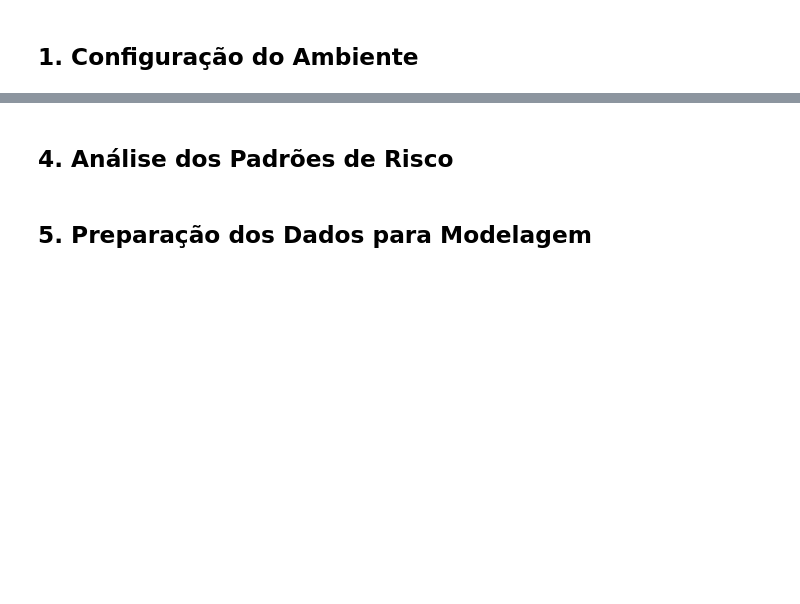
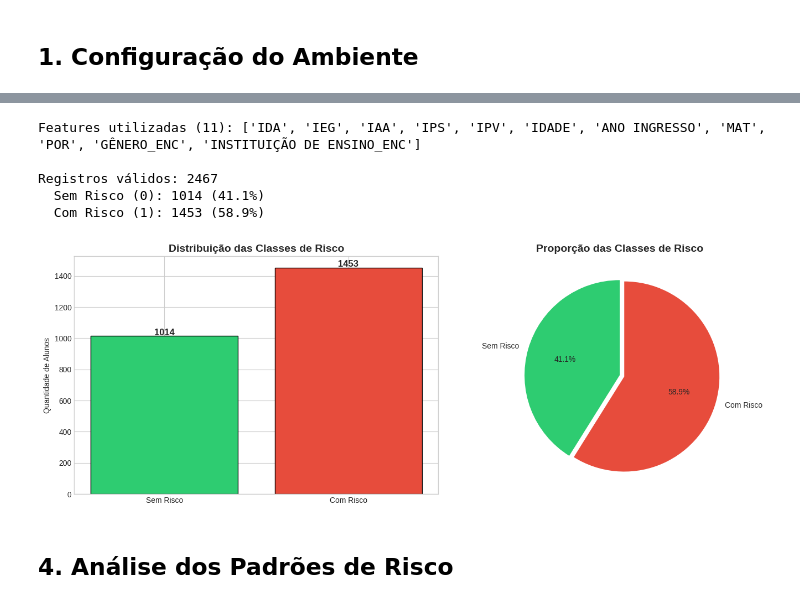
Before and after one commit to LeandroCrespo/datathon-passos-magicos, a Jupyter notebook: notebooks/03_Modelo_Preditivo.ipynb, the cells around one changed output, grey strips where cells are left out. Saved outputs shown, nothing was run; the diff lists cells and outputs as text; code cells hidden in the pictures; blank space fills up the shorter version.

```diff
--- a/notebooks/03_Modelo_Preditivo.ipynb
+++ b/notebooks/03_Modelo_Preditivo.ipynb
@@ -101,7 +109,7 @@ print(f'\n📊 Total de registros: {len(df):,}')
 # %%
 # Definir features
-# NOTA: Excluímos INDE e IAN para evitar data leakage
-features_numericas = ['IDA', 'IEG', 'IAA', 'IPS', 'IPV', 'IDADE', 'ANO INGRESSO', 'MAT', 'POR', 'ING']
+# NOTA: Excluímos INDE e IAN (evitar data leakage) e ING (baixo preenchimento)
+features_numericas = ['IDA', 'IEG', 'IAA', 'IPS', 'IPV', 'IDADE', 'ANO INGRESSO', 'MAT', 'POR']
 features_categoricas = ['GÊNERO', 'INSTITUIÇÃO DE ENSINO']
 
 # Converter numéricas
@@ -135,16 +157,12 @@ df['DEFASAGEM'] = pd.to_numeric(df['DEFASAGEM'], errors='coerce')
 
 def classificar_risco(d):
     if pd.isna(d): return None
-    if d >= 0: return 0  # Sem Risco
-    else: return 1  # Com Risco
+    return 1 if d < 0 else 0  # 1 = Com Risco, 0 = Sem Risco
 
 df['CLASSE_RISCO'] = df['DEFASAGEM'].apply(classificar_risco)
 
 # Selecionar features disponíveis
-features_final = []
-for col in features_numericas:
-    if col in df.columns:
-        features_final.append(col)
+features_final = features_numericas.copy()
 for col in features_categoricas:
     if col + '_ENC' in df.columns:
         features_final.append(col + '_ENC')
@@ -152,31 +170,39 @@ for col in features_categoricas:
 print(f'Features utilizadas ({len(features_final)}): {features_final}')
 
 # Remover linhas com valores nulos
-df_model = df.dropna(subset=['CLASSE_RISCO'] + features_final)
+df_model = df.dropna(subset=['CLASSE_RISCO'] + features_final).copy()
 df_model['CLASSE_RISCO'] = df_model['CLASSE_RISCO'].astype(int)
 
-print(f'\nRegistros válidos: {len(df_model):,}')
-print(f'Sem Risco (0): {(df_model["CLASSE_RISCO"] == 0).sum()} ({(df_model["CLASSE_RISCO"] == 0).mean()*100:.1f}%)')
-print(f'Com Risco (1): {(df_model["CLASSE_RISCO"] == 1).sum()} ({(df_model["CLASSE_RISCO"] == 1).mean()*100:.1f}%)')
+print(f'\nRegistros válidos: {len(df_model)}')
+print(f'  Sem Risco (0): {(df_model["CLASSE_RISCO"]==0).sum()} ({(df_model["CLASSE_RISCO"]==0).mean()*100:.1f}%)')
+print(f'  Com Risco (1): {(df_model["CLASSE_RISCO"]==1).sum()} ({(df_model["CLASSE_RISCO"]==1).mean()*100:.1f}%)')
+# %% [output]
+Features utilizadas (11): ['IDA', 'IEG', 'IAA', 'IPS', 'IPV', 'IDADE', 'ANO INGRESSO', 'MAT', 'POR', 'GÊNERO_ENC', 'INSTITUIÇÃO DE ENSINO_ENC']
+
+Registros válidos: 2467
+  Sem Risco (0): 1014 (41.1%)
+  Com Risco (1): 1453 (58.9%)
 # %%
 # Visualizar distribuição
 fig, axes = plt.subplots(1, 2, figsize=(14, 5))
-
 cores = ['#2ecc71', '#e74c3c']
 labels = ['Sem Risco', 'Com Risco']
 valores = df_model['CLASSE_RISCO'].value_counts().sort_index()
 
 bars = axes[0].bar(labels, valores.values, color=cores, edgecolor='black')
 axes[0].set_title('Distribuição das Classes de Risco', fontsize=14, fontweight='bold')
 axes[0].set_ylabel('Quantidade de Alunos')
 for bar, val in zip(bars, valores.values):
-    axes[0].text(bar.get_x() + bar.get_width()/2, bar.get_height() + 5, f'{val}', ha='center', fontsize=12, fontweight='bold')
+    axes[0].text(bar.get_x() + bar.get_width()/2, bar.get_height() + 5,
+                 f'{val}', ha='center', fontsize=12, fontweight='bold')
 
-axes[1].pie(valores.values, labels=labels, colors=cores, autopct='%1.1f%%', startangle=90, explode=(0, 0.05))
+axes[1].pie(valores.values, labels=labels, colors=cores, autopct='%1.1f%%',
+            startangle=90, explode=(0, 0.05))
 axes[1].set_title('Proporção das Classes de Risco', fontsize=14, fontweight='bold')
 
 plt.tight_layout()
-plt.savefig('distribuicao_risco.png', dpi=150, bbox_inches='tight')
 plt.show()
+# %% [output]
+[figure, added]
 # %% [markdown]
 ## 4. Análise dos Padrões de Risco
@@ -203,2 +208,0 @@ print('  (A idade funciona como multiplicador - acúmulo de comportamentos ao lo
-# %% [markdown]
-## 5. Preparação dos Dados para Modelagem
```
Also changed, not shown: parts of 49 cells of this notebook, 20 other files.
